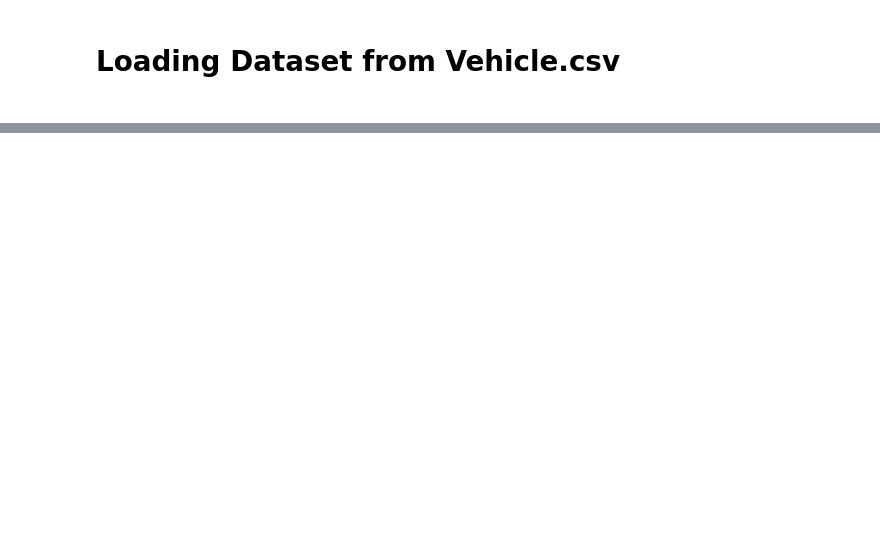
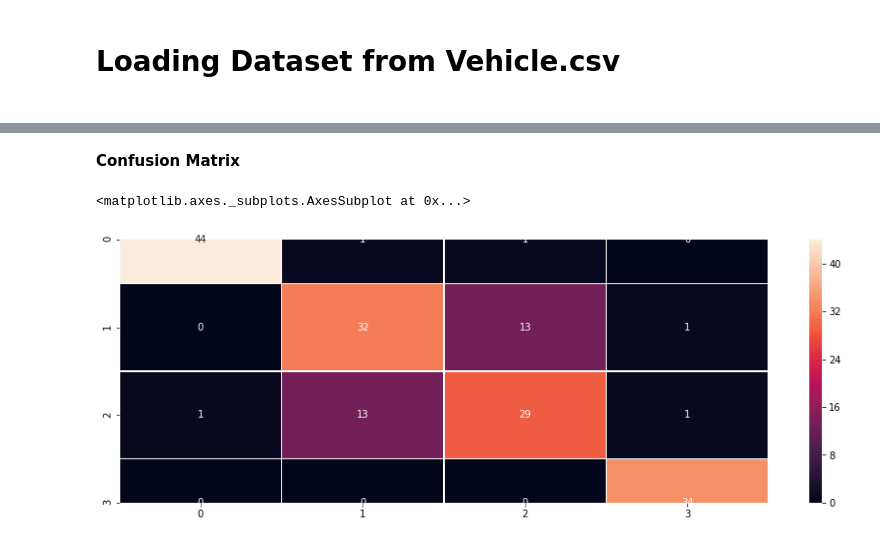
Before and after one commit to mozilla/PRESC, a Jupyter notebook: dev/shiza16/train and test model-checkpoint.ipynb, the cells around one changed output, grey strips where cells are left out. Cells and saved outputs as stored; diff of their text form; code cells hidden in the pictures; blank space fills up the shorter version.

```diff
--- a/dev/shiza16/train and test model-checkpoint.ipynb
+++ b/dev/shiza16/train and test model-checkpoint.ipynb
@@ -11,0 +78,3 @@ FileNotFoundError: [Errno 2] File b'vehicles.csv' does not exist: b'vehicles.csv
+# %%
+X = vehicle.drop(['Class'] , axis = 1)
+X
@@ -11,0 +95,3 @@ FileNotFoundError: [Errno 2] File b'vehicles.csv' does not exist: b'vehicles.csv
+# %%
+y  = vehicle['Class']
+y
@@ -11,0 +113,2 @@ FileNotFoundError: [Errno 2] File b'vehicles.csv' does not exist: b'vehicles.csv
+# %%
+X_train, X_test, y_train, y_test = train_test_split( X, y, test_size=0.2 , random_state=45)
@@ -11,0 +158,10 @@ FileNotFoundError: [Errno 2] File b'vehicles.csv' does not exist: b'vehicles.csv
+# %% [markdown]
+<b>Confusion Matrix</b>
+# %%
+cmatrix = confusion_matrix(y_test,y_predict)
+# %%
+plt.figure(figsize = (15,5))
+sns.heatmap(cmatrix, annot=True, linewidths=.5)
+# %% [output]
+<matplotlib.axes._subplots.AxesSubplot at 0x...>
+[figure, added]
```
Also changed, not shown: parts of 27 cells of this notebook.
